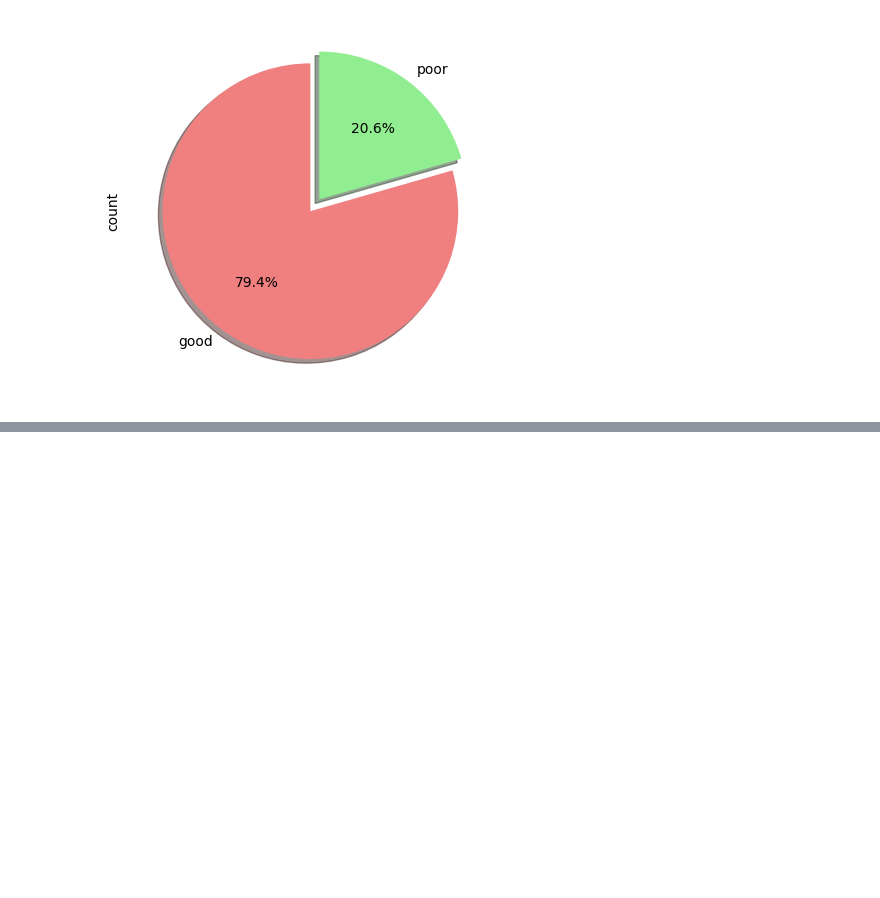
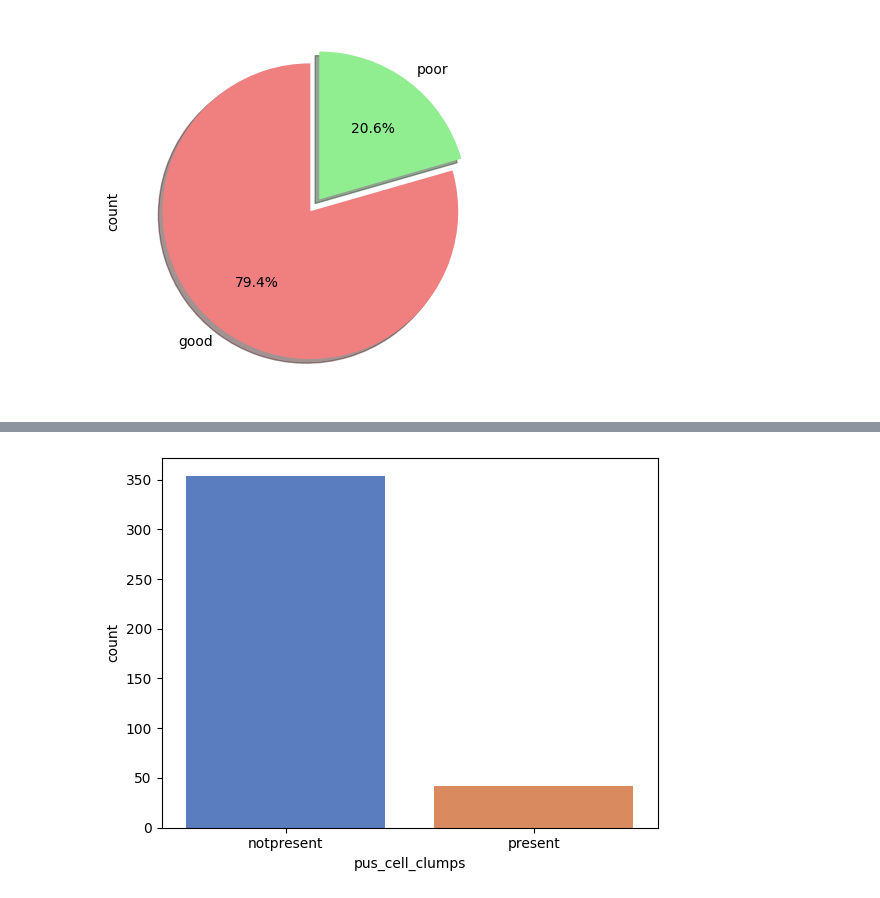
Before and after one commit to ydv-prince/EDA, a Jupyter notebook: 3_EDA_cronic_data_analysis.ipynb, the cells around one changed output, grey strips where cells are left out. Saved outputs shown, nothing was run; the diff lists cells and outputs as text; code cells hidden in the pictures; blank space fills up the shorter version.

```diff
--- a/3_EDA_cronic_data_analysis.ipynb
+++ b/3_EDA_cronic_data_analysis.ipynb
@@ -396,0 +425,5 @@ df.appetite.value_counts().plot.pie(autopct = '%1.1f%%', colors = ['lightcoral',
+# %%
+sns.countplot(x = 'pus_cell_clumps', data = df, palette = 'muted')
+plt.show()
+# %% [output]
+[figure, added]
```
Also changed, not shown: parts of 52 cells of this notebook.
